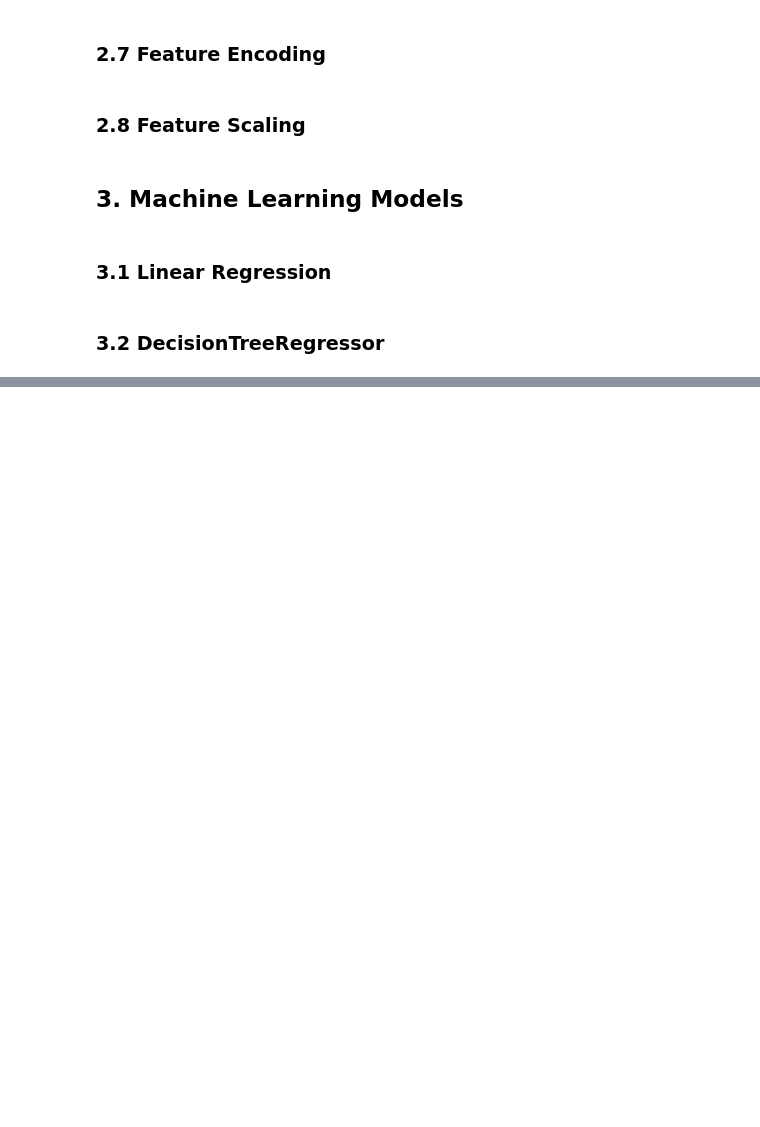
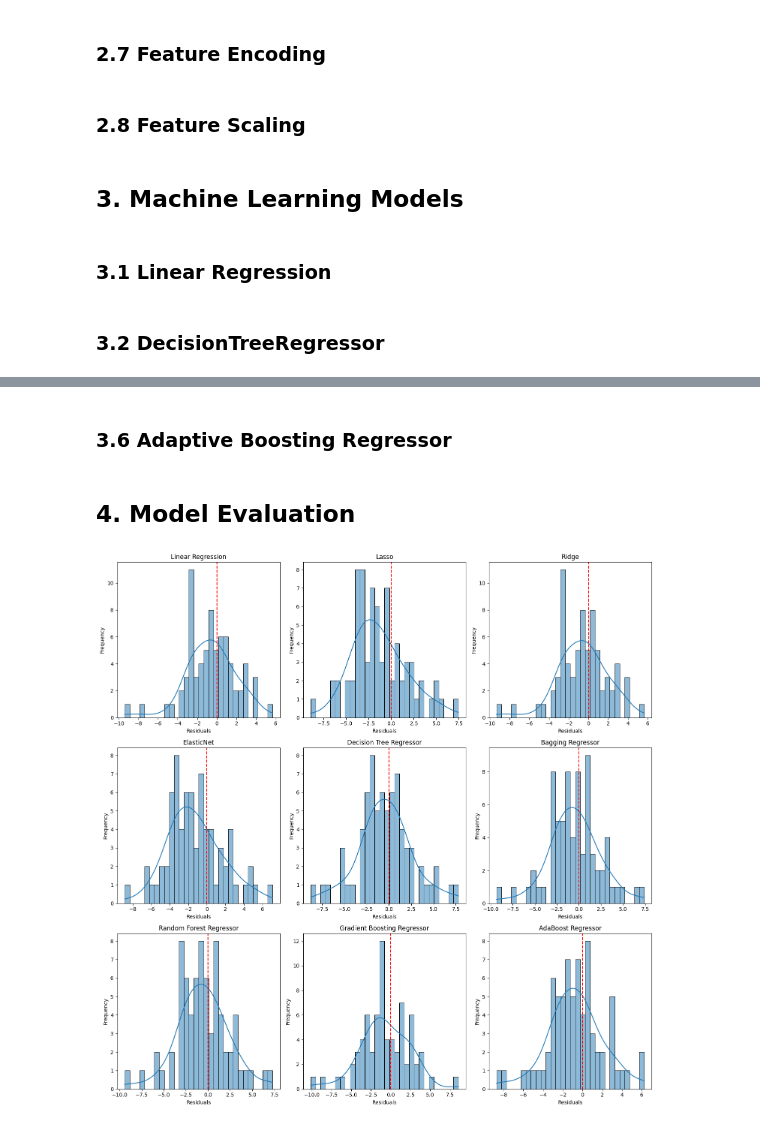
Before and after one commit to haroldeustaquio/Machine-Learning-Projects, a Jupyter notebook: Regression/Beer Consumption/testing.ipynb, the cells around one changed output, grey strips where cells are left out. Cells and saved outputs as stored; diff of their text form; code cells hidden in the pictures; blank space fills up the shorter version.

```diff
--- a/Regression/Beer Consumption/testing.ipynb
+++ b/Regression/Beer Consumption/testing.ipynb
@@ -361,8 +361,6 @@ one_way_anova(df, categorical_features, 'beer_consumption', return_results=False
 #### selecting the important features
 # %%
 df_model = df[['mean_temp', 'min_temp', 'max_temp','end_of_week', 'beer_consumption']]
-# %%
-df_model = df[['mean_temp', 'max_temp', 'min_temp', 'end_of_week', 'beer_consumption']]
 # %% [markdown]
 #### 2.6.2 Feature Transformation
 # %% [markdown]
@@ -416,3 +412,8 @@ x_train, x_test, y_train, y_test = train_test_split(df_model.drop(columns = 'bee
+# %%
+x = df_model.drop(columns='beer_consumption')
+y = df_model['beer_consumption']
+
+x_train, x_test, y_train, y_test = train_test_split(x, y, test_size=0.2)
 # %% [markdown]
 ### 3.1 Linear Regression
 # %%
@@ -453,0 +493,44 @@ save_metrics('Decision Tree Regressor', y_test, y_pred_5)
+# %% [markdown]
+### 3.6 Adaptive Boosting Regressor
+# %%
+from sklearn.ensemble import AdaBoostRegressor
+
+abr = AdaBoostRegressor(n_estimators=150, learning_rate=0.95)
+abr.fit(x_train, y_train)
+y_pred_9 = abr.predict(x_test)
+
+save_metrics('AdaBoost Regressor', y_test, y_pred_9)
+models['AdaBoost Regressor'] = abr
+# %% [markdown]
+## 4. Model Evaluation
+# %%
+import matplotlib.pyplot as plt
+import seaborn as sns
+
+def plot_residuals(y_test, y_preds):
+    n_preds = len(y_preds)
+    n_cols = 3
+    n_rows = (n_preds + n_cols - 1) // n_cols  # Calculate the number of rows needed
+
+    fig, axes = plt.subplots(n_rows, n_cols, figsize=(15, 5 * n_rows))
+    axes = axes.flatten()
+
+    for i, y_pred in enumerate(y_preds):
+        residuals = y_test - y_pred
+        sns.histplot(residuals, kde=True, bins=30, ax=axes[i])
+        model_name = regression_metrics.iloc[i]['Model']
+        axes[i].set_title(f"{model_name}")
+        axes[i].set_xlabel("Residuals")
+        axes[i].set_ylabel("Frequency")
+        axes[i].axvline(0, color='red', linestyle='--')
+
+    for j in range(i + 1, len(axes)):
+        fig.delaxes(axes[j])
+
+    plt.tight_layout()
+    plt.show()
+# %%
+y_preds = [y_pred_1, y_pred_2, y_pred_3, y_pred_4, y_pred_5, y_pred_6, y_pred_7, y_pred_8, y_pred_9]
+plot_residuals(y_test, y_preds)
+# %% [output]
+[figure, added]
```
Also changed, not shown: parts of 42 cells of this notebook, 1 other file.
